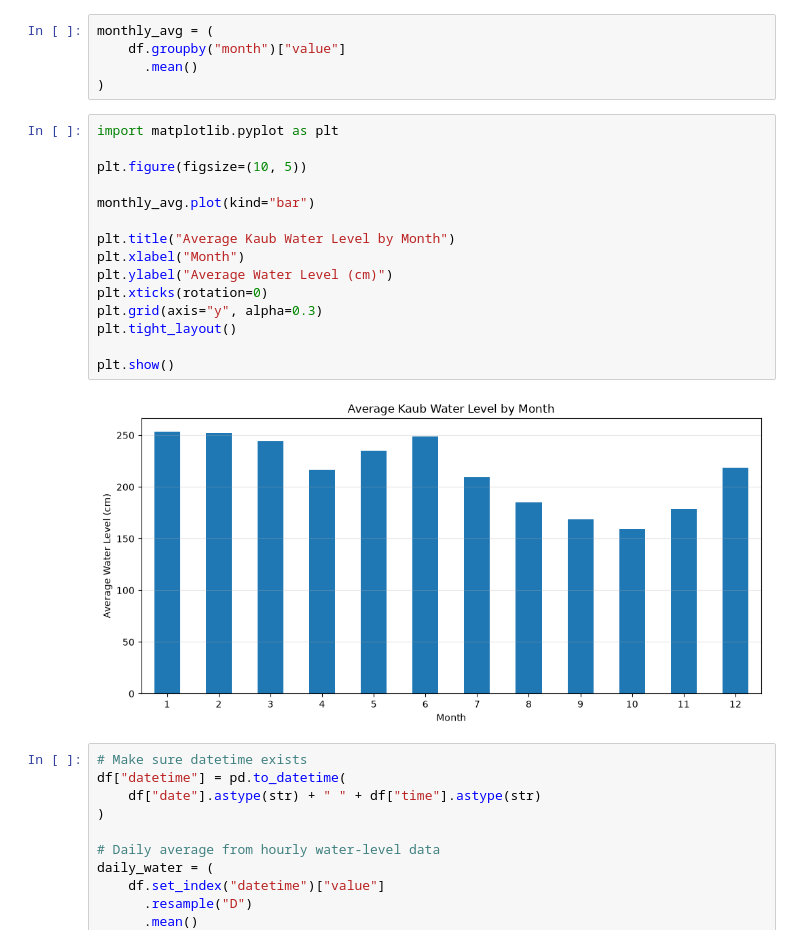
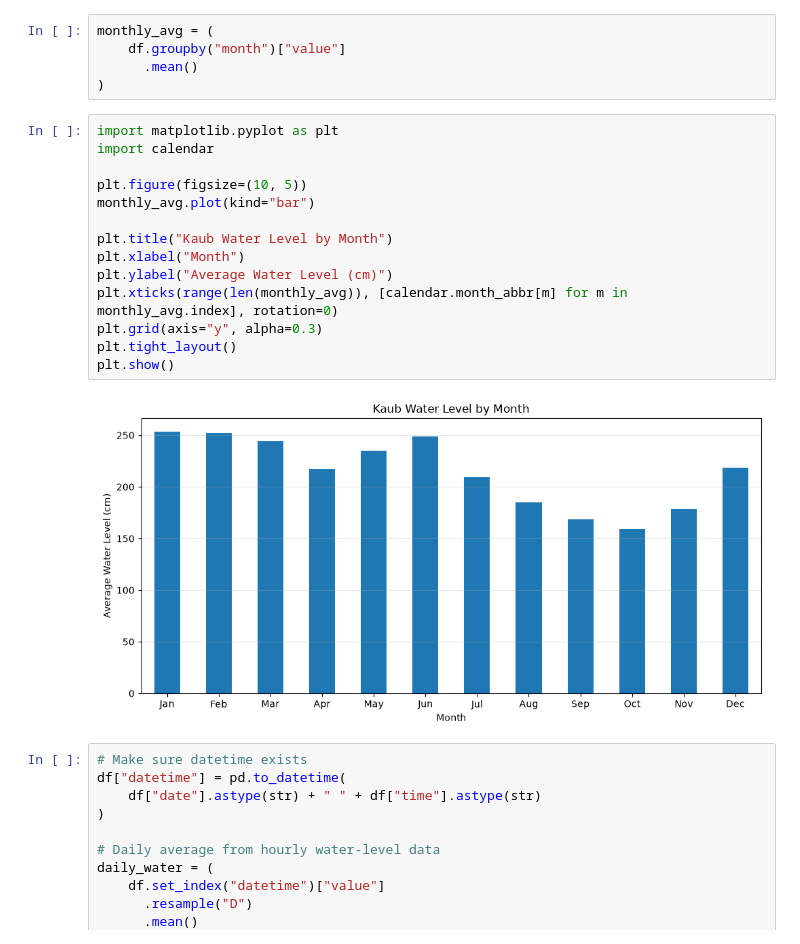
Before and after one commit to PrithviHe/Rhine-cargo-advisor, a Jupyter notebook: notebooks/01. data_import.ipynb, the cells around one changed output. Cells and saved outputs as stored; diff of their text form.

```diff
--- a/notebooks/01. data_import.ipynb
+++ b/notebooks/01. data_import.ipynb
@@ -441,21 +441,20 @@ monthly_avg = (
 )
 # %%
 import matplotlib.pyplot as plt
+import calendar
 
 plt.figure(figsize=(10, 5))
-
 monthly_avg.plot(kind="bar")
 
-plt.title("Average Kaub Water Level by Month")
+plt.title("Kaub Water Level by Month")
 plt.xlabel("Month")
 plt.ylabel("Average Water Level (cm)")
-plt.xticks(rotation=0)
+plt.xticks(range(len(monthly_avg)), [calendar.month_abbr[m] for m in monthly_avg.index], rotation=0)
 plt.grid(axis="y", alpha=0.3)
 plt.tight_layout()
-
 plt.show()
 # %% [output]
-[figure, old version]
+[figure, new version]
 # %%
 # Make sure datetime exists
 df["datetime"] = pd.to_datetime(
```
Also changed, not shown: parts of 1 cell of this notebook, 3 other files.
